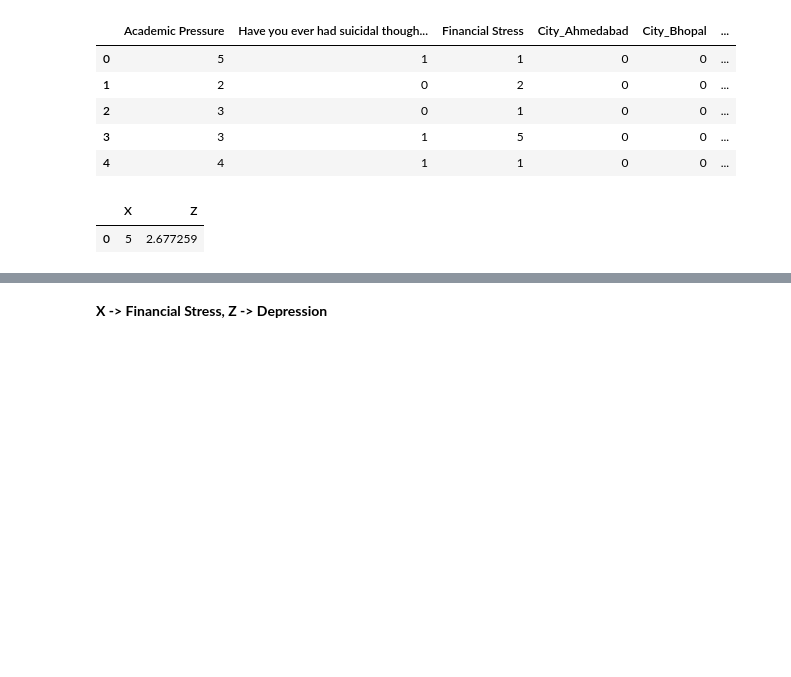
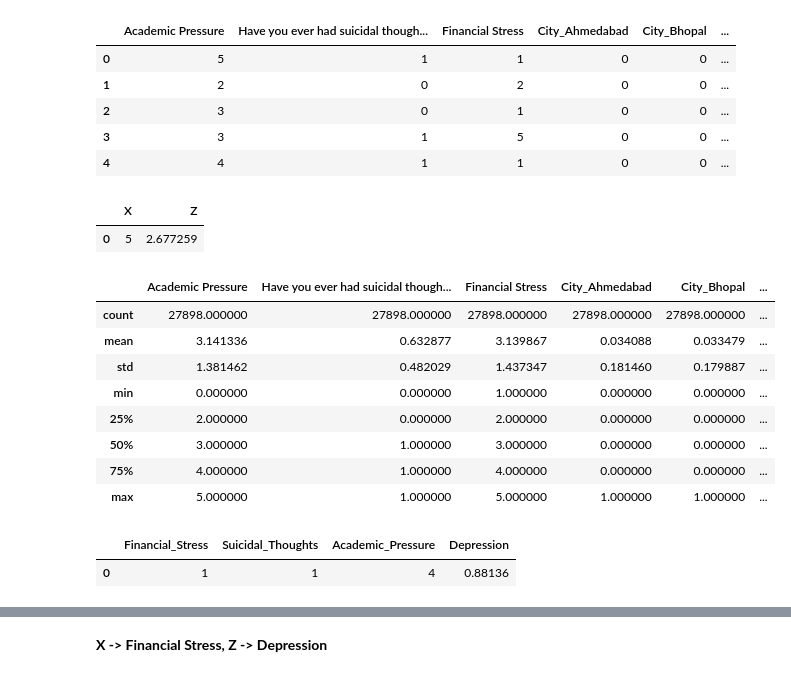
Before and after one commit to malmahasnah/capstone-team2-winter-quarter, a Jupyter notebook: counterfactual-computing.ipynb, the cells around one changed output, grey strips where cells are left out. Saved outputs shown, nothing was run; the diff lists cells and outputs as text; code cells hidden in the pictures; blank space fills up the shorter version.

```diff
--- a/counterfactual-computing.ipynb
+++ b/counterfactual-computing.ipynb
@@ -126,3 +127,60 @@ gcm.counterfactual_samples( # generate counterfactual samples
 # %% [output]
 |  | X | Z |
 | 0 | 5 | 2.677259 |
+# %%
+depression_LASSO_features.describe()
+# %% [output]
+|  | Academic Pressure | Have you ever had suicidal though... | Financial Stress | City_Ahmedabad | City_Bhopal | ... |
+| count | 27898.000000 | 27898.000000 | 27898.000000 | 27898.000000 | 27898.000000 | ... |
+| mean | 3.141336 | 0.632877 | 3.139867 | 0.034088 | 0.033479 | ... |
+| std | 1.381462 | 0.482029 | 1.437347 | 0.181460 | 0.179887 | ... |
+| min | 0.000000 | 0.000000 | 1.000000 | 0.000000 | 0.000000 | ... |
+| 25% | 2.000000 | 0.000000 | 2.000000 | 0.000000 | 0.000000 | ... |
+| 50% | 3.000000 | 1.000000 | 3.000000 | 0.000000 | 0.000000 | ... |
+| 75% | 4.000000 | 1.000000 | 4.000000 | 0.000000 | 0.000000 | ... |
+| max | 5.000000 | 1.000000 | 5.000000 | 1.000000 | 1.000000 | ... |
+# %%
+# Construct the Graph, set up the model
+causal_model = gcm.InvertibleStructuralCausalModel(nx.DiGraph([
+                                    ('Financial_Stress', 'Depression'),
+                                    ('Suicidal_Thoughts', 'Depression'),
+                                    ('Academic_Pressure', 'Depression')
+                                    ])
+                                    )
+
+causal_model.set_causal_mechanism('Financial_Stress', gcm.EmpiricalDistribution())
+causal_model.set_causal_mechanism('Suicidal_Thoughts',
+                                  gcm.EmpiricalDistribution())
+causal_model.set_causal_mechanism('Academic_Pressure', gcm.EmpiricalDistribution())
+causal_model.set_causal_mechanism('Depression',
+                                  gcm.AdditiveNoiseModel(
+                                      gcm.ml.create_linear_regressor()))
+
+# Fix Financial Stress, Suicidal Thoughts
+training_data = pd.DataFrame(data=dict(
+    **{'Financial_Stress': depression_LASSO_features['Financial Stress']},
+    **{'Suicidal_Thoughts': depression_LASSO_features['Have you ever had suicidal thoughts ?']},
+    **{'Academic_Pressure': depression_LASSO_features['Academic Pressure']},
+    **{'Depression': depression_LASSO_features['Depression']}
+    ))
+
+# print(training_data.head())
+# print("Columns in training_data:", training_data.columns)
+
+# fit the model to the training data
+gcm.fit(causal_model, training_data)
+
+# generate counterfactual samples
+counterfactual_result = gcm.counterfactual_samples(
+    causal_model,
+    {'Academic_Pressure': lambda x: 4}, # intervene on Academic Pressure, set to 4
+    observed_data=pd.DataFrame(data=dict(
+        Financial_Stress=[1], # fix Financial Stress
+        Suicidal_Thoughts=[1], # fix Suicidal Thoughts
+        Academic_Pressure=[5],
+        Depression=[1])))
+
+counterfactual_result
+# %% [output]
+|  | Financial_Stress | Suicidal_Thoughts | Academic_Pressure | Depression |
+| 0 | 1 | 1 | 4 | 0.88136 |
```
Also changed, not shown: parts of 9 cells of this notebook.
